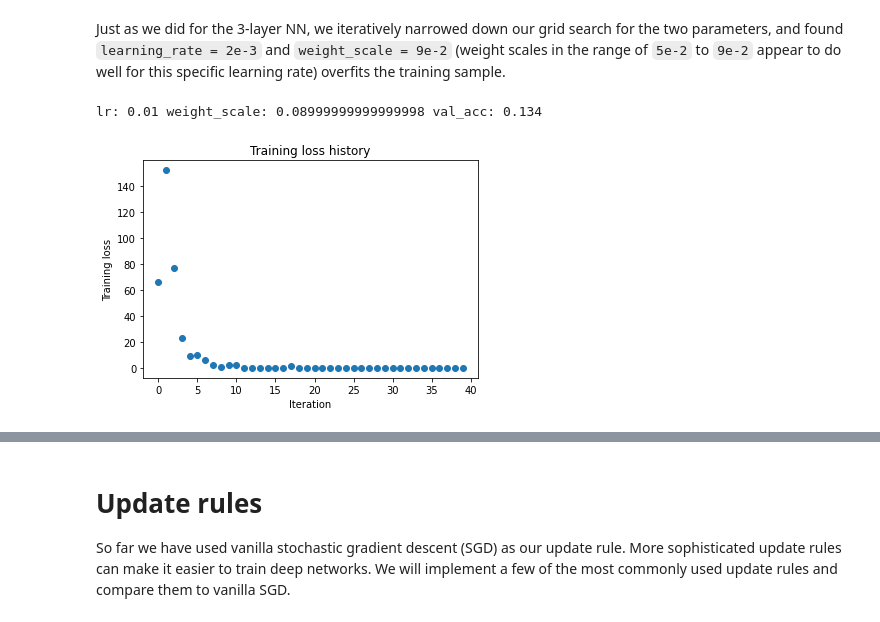
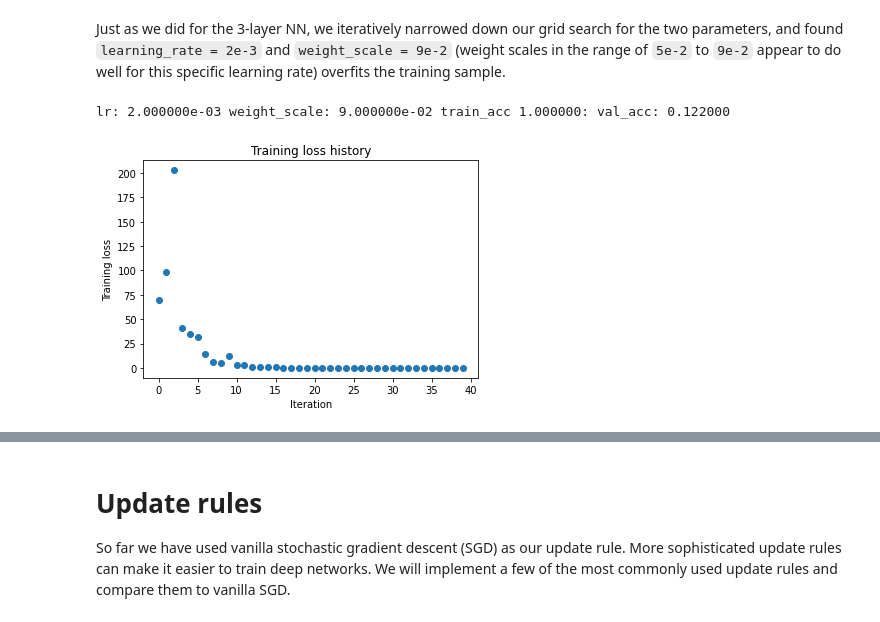
Before and after one commit to ahan98/CS231n, a Jupyter notebook: assignment2/FullyConnectedNets.ipynb, the cells around one changed output, grey strips where cells are left out. Cells and saved outputs as stored; diff of their text form; code cells hidden in the pictures.

```diff
--- a/assignment2/FullyConnectedNets.ipynb
+++ b/assignment2/FullyConnectedNets.ipynb
@@ -614,24 +614,29 @@ lr: 1.000000e-02 weight_scale: 9.000000e-02 train_acc 0.160000: val_acc: 0.11200
 # %% [markdown]
 Just as we did for the 3-layer NN, we iteratively narrowed down our grid search for the two parameters, and found `learning_rate = 2e-3` and `weight_scale = 9e-2` (weight scales in the range of `5e-2` to `9e-2` appear to do well for this specific learning rate) overfits the training sample.
 # %%
+lr, scale = 2e-3, 9e-2
+
 model = FullyConnectedNet([100, 100, 100, 100],
-                          weight_scale=9e-2, dtype=np.float64)
+                          weight_scale=scale, dtype=np.float64)
+
 solver = Solver(model, small_data,
                 print_every=10, num_epochs=20, batch_size=25,
                 update_rule='sgd',
                 optim_config={
-                  'learning_rate': 2e-3,
+                  'learning_rate': lr,
                 },
                 verbose=False
          )
 solver.train()
-print("lr:", lr, "weight_scale:", w, "val_acc:", solver.best_val_acc)
+
+print("lr: %e weight_scale: %e train_acc %f: val_acc: %f" %
+              (lr, scale, max(solver.train_acc_history), solver.best_val_acc))
 
 plt.plot(solver.loss_history, 'o')
 plt.title('Training loss history')
 plt.xlabel('Iteration')
 plt.ylabel('Training loss')
 plt.show()
 # %% [output]
-lr: 0.01 weight_scale: 0.08999999999999998 val_acc: 0.134
+lr: 2.000000e-03 weight_scale: 9.000000e-02 train_acc 1.000000: val_acc: 0.122000
-[figure, old version]
+[figure, new version]
```
Also changed, not shown: parts of 4 cells of this notebook.
